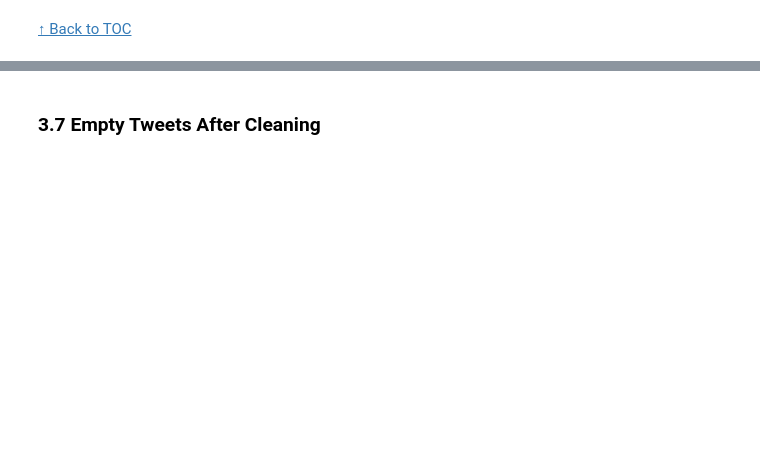
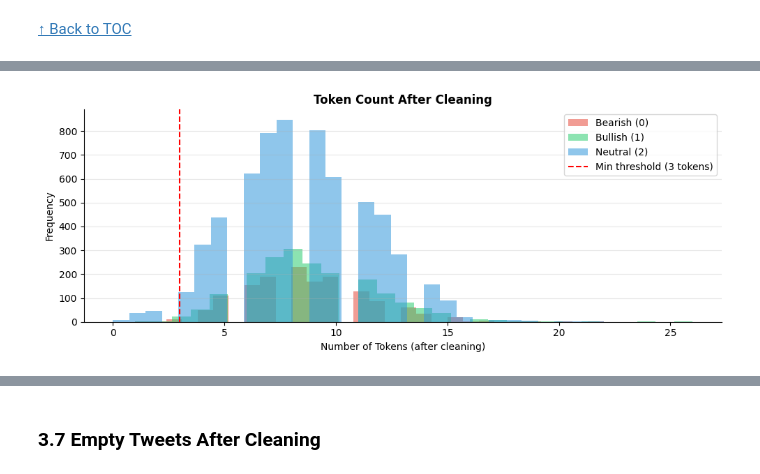
Before and after one commit to rodbarretoteixeira/Text_Mining, a Jupyter notebook: projeto/tm_tests_xx.ipynb, the cells around one changed output, grey strips where cells are left out. Saved outputs shown, nothing was run; the diff lists cells and outputs as text; code cells hidden in the pictures; blank space fills up the shorter version.

```diff
--- a/projeto/tm_tests_xx.ipynb
+++ b/projeto/tm_tests_xx.ipynb
@@ -1431,17 +1452,0 @@ Sample of short/empty tweets:
-# %%
-# Tweets com 1, 2 ou 3 palavras
-# FIX: Use .str.split() first to separate the text into words!
-df['n_words'] = df['tokens_clean'].str.len()
-
-# Drop missing values (NaN) just in case, otherwise .len() might return NaN and break the loop
-df['n_words'] = df['n_words'].fillna(0)
-
-for n in [2]:
-    subset = df[df['n_words'] == n]
-    print(f'\n{"="*60}')
-    print(f'Tweets com exatamente {n} palavra(s): {len(subset)}')
-    print(f'Por classe:')
-    print(subset['label'].value_counts().rename(index=CLASS_NAMES))
-    print(f'\nExemplos:')
-
-    print(subset[['text', 'tokens_clean']].head(150).to_string())
@@ -1684,0 +1704,72 @@ Vocab reduction (stem  vs original): 64.9%
+# %%
+### 3.7 Empty & Short Tweets After Cleaning
+
+# Create token lists directly from your preprocessed text_lemma string
+df['tokens_clean']   = df['text_lemma'].str.split().fillna('').apply(list)
+df['n_tokens_clean'] = df['tokens_clean'].str.len()
+
+empty        = (df['n_tokens_clean'] == 0).sum()
+short_tweets = (df['n_tokens_clean'] < 3).sum()
+
+print(f'Empty tweets after cleaning (0 tokens): {empty}')
+print(f'Tweets with fewer than 3 tokens:        {short_tweets}')
+print(f'Tweets with useful content (≥3 tokens): {(df["n_tokens_clean"] >= 3).sum():,}')
+
+# ── Plotting the Distribution ────────────────────────────────────────────────
+fig, ax = plt.subplots(figsize=(10, 4))
+for lbl in [0,1,2]:
+    ax.hist(df[df['label']==lbl]['n_tokens_clean'], bins=30, alpha=0.55,
+            color=CLASS_COLORS[lbl], label=CLASS_NAMES[lbl], edgecolor='none')
+ax.axvline(x=3, color='red', linestyle='--', linewidth=1.5, label='Min threshold (3 tokens)')
+ax.set_title('Token Count After Cleaning', fontsize=12, fontweight='bold')
+ax.set_xlabel('Number of Tokens (after cleaning)')
+ax.set_ylabel('Frequency')
+ax.legend()
+ax.grid(axis='y', alpha=0.3)
+ax.spines[['top','right']].set_visible(False)
+plt.tight_layout()
+plt.show()
+
+# Print a sample of short/empty tweets if they exist
+if short_tweets > 0:
+    mask_short = df['n_tokens_clean'] < 3
+    print('\nSample of short/empty tweets:')
+    print(df[mask_short][['text', 'tokens_clean', 'n_tokens_clean']].head(10).to_string())
+
+# ── Deep-Dive: Tweets with Exactly 2 Words ───────────────────────────────────
+df['n_words'] = df['n_tokens_clean']
+
+for n in [2]:
+    subset = df[df['n_words'] == n]
+    print(f'\n{"="*60}')
+    print(f'Tweets with exactly {n} word(s): {len(subset)}')
+    print(f'Distribution per class:')
+    print(subset['label'].value_counts().rename(index=CLASS_NAMES))
+    print(f'\nExamples (showing up to 150 rows):')
+    print(subset[['text', 'tokens_clean', 'label']].head(150).to_string())
+
+for n in [1]:
+    subset = df[df['n_words'] == n]
+    print(f'\n{"="*60}')
+    print(f'Tweets with exactly {n} word(s): {len(subset)}')
+    print(f'Distribution per class:')
+    print(subset['label'].value_counts().rename(index=CLASS_NAMES))
+    print(f'\nExamples (showing up to 150 rows):')
+    print(subset[['text', 'tokens_clean', 'label']].head(150).to_string())
+
+for n in [0]:
+    subset = df[df['n_words'] == n]
+    print(f'\n{"="*60}')
+    print(f'Tweets with exactly {n} word(s): {len(subset)}')
+    print(f'Distribution per class:')
+    print(subset['label'].value_counts().rename(index=CLASS_NAMES))
+    print(f'\nExamples (showing up to 150 rows):')
+    print(subset[['text', 'tokens_clean', 'label']].head(150).to_string())
+
+# # ── Drop Completely Empty Rows ───────────────────────────────────────────────
+# # Crucial step: Completely empty tweets (0 tokens) must be removed so they don't break the vectorisers later
+# if empty > 0:
+#     mask_empty = df['n_tokens_clean'] == 0
+#     df = df[~mask_empty].reset_index(drop=True)
+#     print(f'\nDataset size after removing completely empty rows: {len(df)} tweets')
+# %% [output]
@@ -1684,0 +1779 @@ Vocab reduction (stem  vs original): 64.9%
+[figure, added]
```
Also changed, not shown: parts of 21 cells of this notebook.
